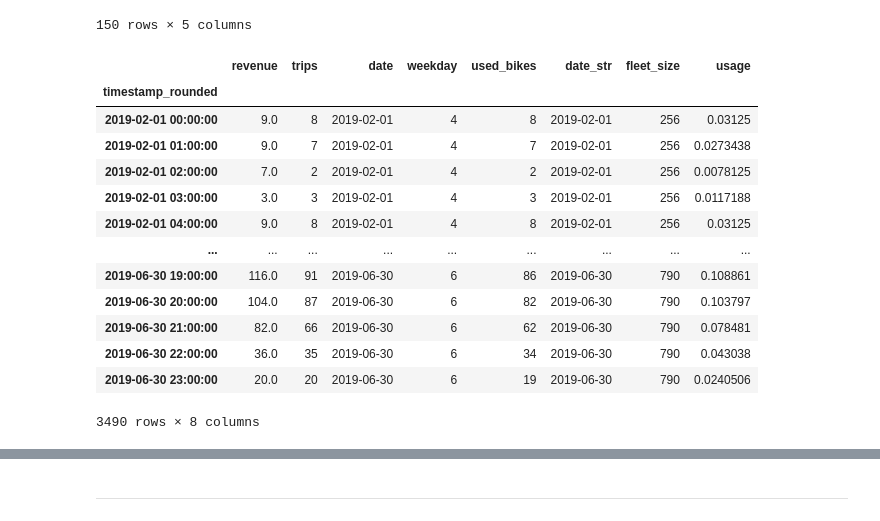
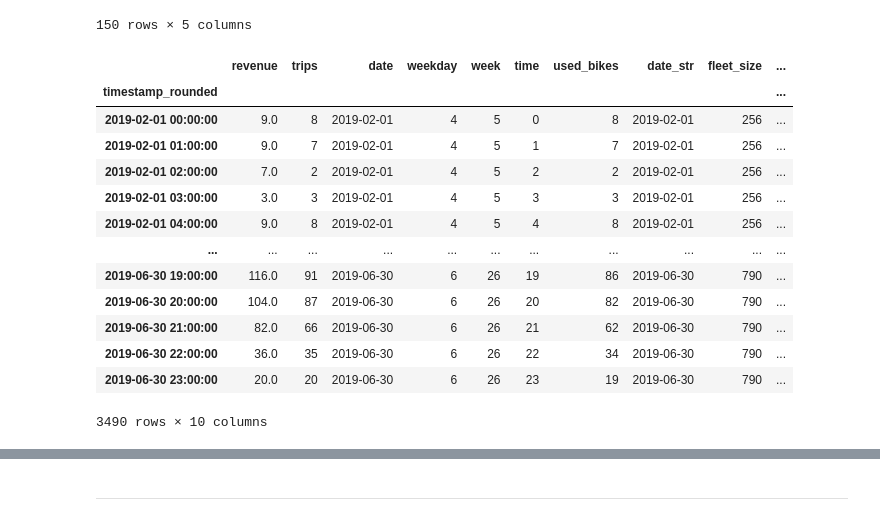
Before and after one commit to dakli002/Analytics, a Jupyter notebook: dataset-clean.ipynb, the cells around one changed output, grey strips where cells are left out. Cells and saved outputs as stored; diff of their text form; code cells hidden in the pictures.

```diff
--- a/dataset-clean.ipynb
+++ b/dataset-clean.ipynb
@@ -64,6 +64,7 @@ Nextbike_clean.drop(columns=['day','time'], inplace = True)
 Nextbike_clean['timestamp_rounded'] = Nextbike_clean['timestamp'].dt.floor('H')
 
 Nextbike_clean['Weekday'] = Nextbike_clean['timestamp_rounded'].dt.weekday
+Nextbike_clean['Week'] = Nextbike_clean['timestamp_rounded'].dt.isocalendar().week
 
 Nextbike_clean['Time'] = Nextbike_clean['timestamp_rounded'].dt.time
 Nextbike_clean["Time"] = Nextbike_clean["Time"].astype(str).str[:2].astype(int)
@@ -184,32 +185,36 @@ df_by_date_merged
 # %%
 df_by_hour = df.groupby("timestamp_rounded").agg(
     revenue=('revenue', "sum"),
     trips=("b_number","count"),
     date=("date","min"),
     weekday=("Weekday","min"),
+    week = ("Week","min"),
+    time = ("Time","min"),
     used_bikes=('b_number', pd.Series.nunique))
 
 fleet_size.index.astype(str, copy= False)
 df_by_hour["date_str"] = df_by_hour["date"].astype(str)
 
 
 #df_by_hour_merged = df_by_hour.join(fleet_size)
 df_by_hour_merged = pd.merge(df_by_hour, fleet_size, right_index=True, left_on='date_str')
 df_by_hour_merged["usage"] = df_by_hour_merged["used_bikes"] / df_by_hour_merged["fleet_size"]
 
+
+
 df_by_hour_merged
 # %% [output]
-|  | revenue | trips | date | weekday | used_bikes | date_str | fleet_size | usage |
-| timestamp_rounded |  |  |  |  |  |  |  |  |
-| 2019-02-01 00:00:00 | 9.0 | 8 | 2019-02-01 | 4 | 8 | 2019-02-01 | 256 | 0.03125 |
-| 2019-02-01 01:00:00 | 9.0 | 7 | 2019-02-01 | 4 | 7 | 2019-02-01 | 256 | 0.0273438 |
-| 2019-02-01 02:00:00 | 7.0 | 2 | 2019-02-01 | 4 | 2 | 2019-02-01 | 256 | 0.0078125 |
-| 2019-02-01 03:00:00 | 3.0 | 3 | 2019-02-01 | 4 | 3 | 2019-02-01 | 256 | 0.0117188 |
-| 2019-02-01 04:00:00 | 9.0 | 8 | 2019-02-01 | 4 | 8 | 2019-02-01 | 256 | 0.03125 |
-| ... | ... | ... | ... | ... | ... | ... | ... | ... |
-| 2019-06-30 19:00:00 | 116.0 | 91 | 2019-06-30 | 6 | 86 | 2019-06-30 | 790 | 0.108861 |
-| 2019-06-30 20:00:00 | 104.0 | 87 | 2019-06-30 | 6 | 82 | 2019-06-30 | 790 | 0.103797 |
-| 2019-06-30 21:00:00 | 82.0 | 66 | 2019-06-30 | 6 | 62 | 2019-06-30 | 790 | 0.078481 |
-| 2019-06-30 22:00:00 | 36.0 | 35 | 2019-06-30 | 6 | 34 | 2019-06-30 | 790 | 0.043038 |
-| 2019-06-30 23:00:00 | 20.0 | 20 | 2019-06-30 | 6 | 19 | 2019-06-30 | 790 | 0.0240506 |
+|  | revenue | trips | date | weekday | week | time | used_bikes | date_str | fleet_size | ... |
+| timestamp_rounded |  |  |  |  |  |  |  |  |  | ... |
+| 2019-02-01 00:00:00 | 9.0 | 8 | 2019-02-01 | 4 | 5 | 0 | 8 | 2019-02-01 | 256 | ... |
+| 2019-02-01 01:00:00 | 9.0 | 7 | 2019-02-01 | 4 | 5 | 1 | 7 | 2019-02-01 | 256 | ... |
+| 2019-02-01 02:00:00 | 7.0 | 2 | 2019-02-01 | 4 | 5 | 2 | 2 | 2019-02-01 | 256 | ... |
+| 2019-02-01 03:00:00 | 3.0 | 3 | 2019-02-01 | 4 | 5 | 3 | 3 | 2019-02-01 | 256 | ... |
+| 2019-02-01 04:00:00 | 9.0 | 8 | 2019-02-01 | 4 | 5 | 4 | 8 | 2019-02-01 | 256 | ... |
+| ... | ... | ... | ... | ... | ... | ... | ... | ... | ... | ... |
+| 2019-06-30 19:00:00 | 116.0 | 91 | 2019-06-30 | 6 | 26 | 19 | 86 | 2019-06-30 | 790 | ... |
+| 2019-06-30 20:00:00 | 104.0 | 87 | 2019-06-30 | 6 | 26 | 20 | 82 | 2019-06-30 | 790 | ... |
+| 2019-06-30 21:00:00 | 82.0 | 66 | 2019-06-30 | 6 | 26 | 21 | 62 | 2019-06-30 | 790 | ... |
+| 2019-06-30 22:00:00 | 36.0 | 35 | 2019-06-30 | 6 | 26 | 22 | 34 | 2019-06-30 | 790 | ... |
+| 2019-06-30 23:00:00 | 20.0 | 20 | 2019-06-30 | 6 | 26 | 23 | 19 | 2019-06-30 | 790 | ... |
-3490 rows × 8 columns
+3490 rows × 10 columns
```
Also changed, not shown: parts of 5 cells of this notebook.
